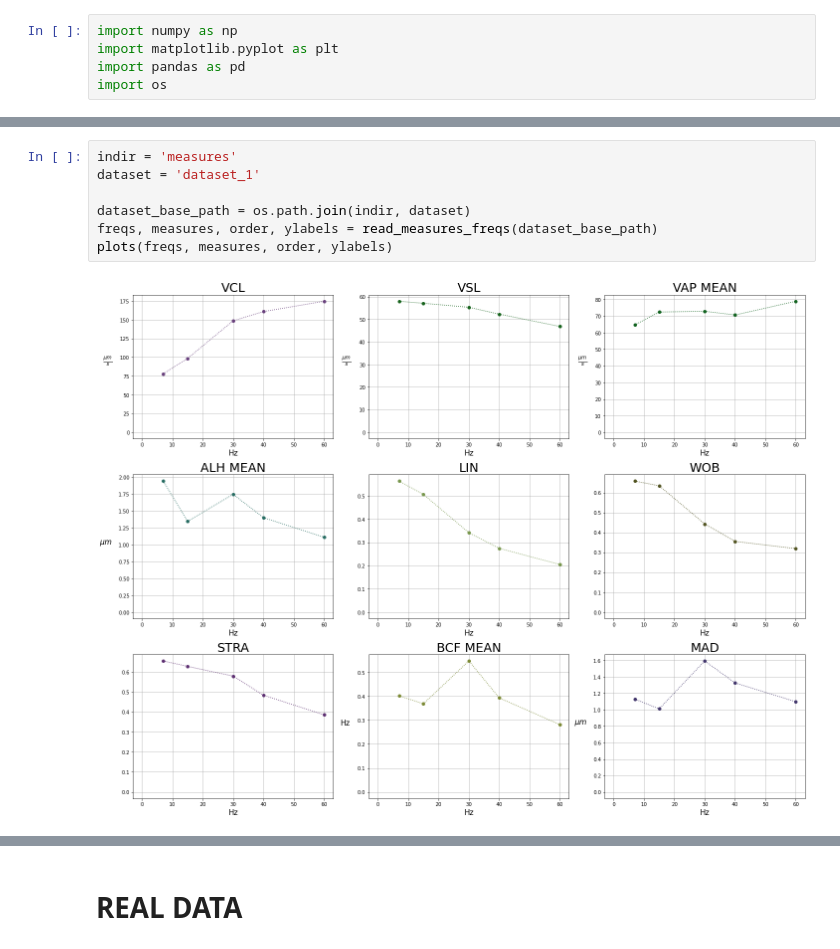
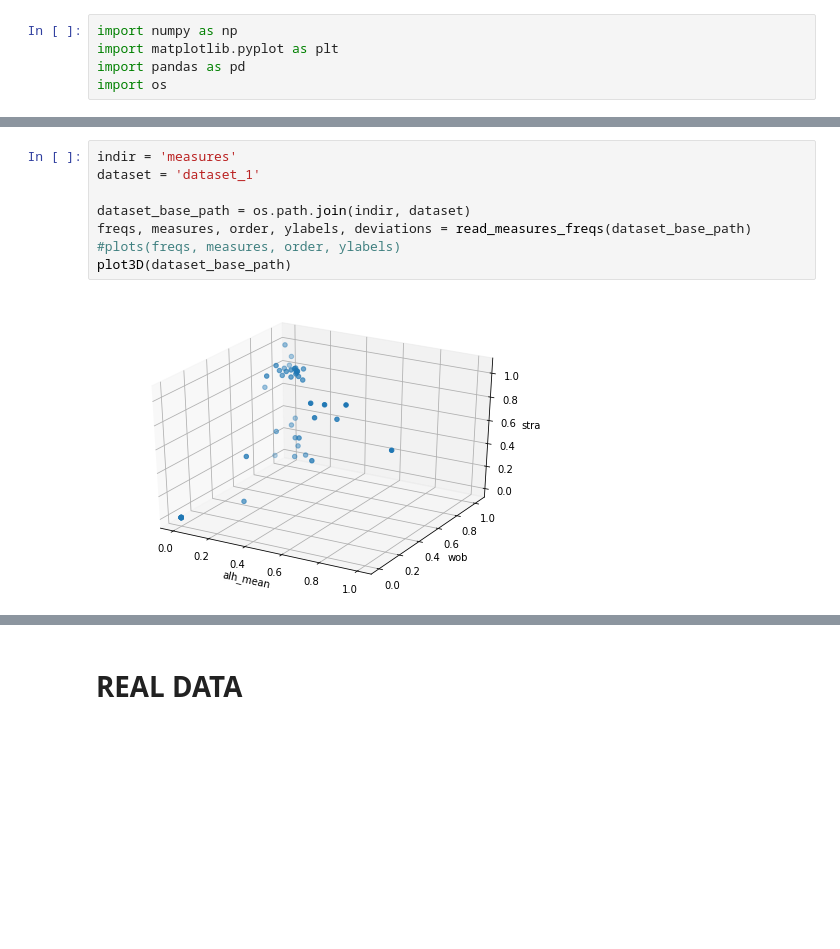
Before and after one commit to MarianoFernandez0/Proyecto-, a Jupyter notebook: who_measure_degradation/degradation_plots.ipynb, the cells around one changed output, grey strips where cells are left out. Saved outputs shown, nothing was run; the diff lists cells and outputs as text; blank space fills up the shorter version.

```diff
--- a/who_measure_degradation/degradation_plots.ipynb
+++ b/who_measure_degradation/degradation_plots.ipynb
@@ -56,12 +103,13 @@ def read_measures_freqs(dataset_base_path):
 # %%
 indir = 'measures'
 dataset = 'dataset_1'
 
 dataset_base_path = os.path.join(indir, dataset)
-freqs, measures, order, ylabels = read_measures_freqs(dataset_base_path)
-plots(freqs, measures, order, ylabels)
+freqs, measures, order, ylabels, deviations = read_measures_freqs(dataset_base_path)
+#plots(freqs, measures, order, ylabels)
+plot3D(dataset_base_path)
 # %% [output]
-[figure, old version]
+[figure, new version]
 # %%
 indir = 'measures'
 dataset = 'dataset_2'
```
Also changed, not shown: parts of 10 cells of this notebook, 3 other files.
